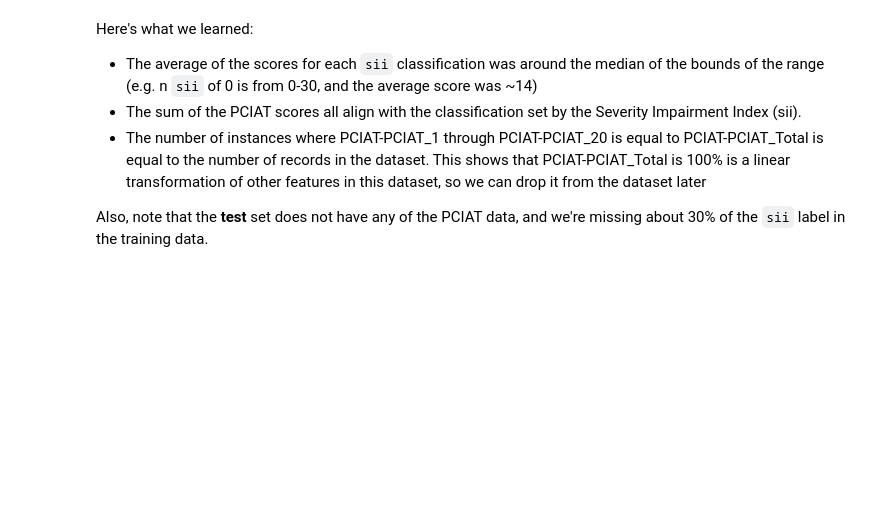
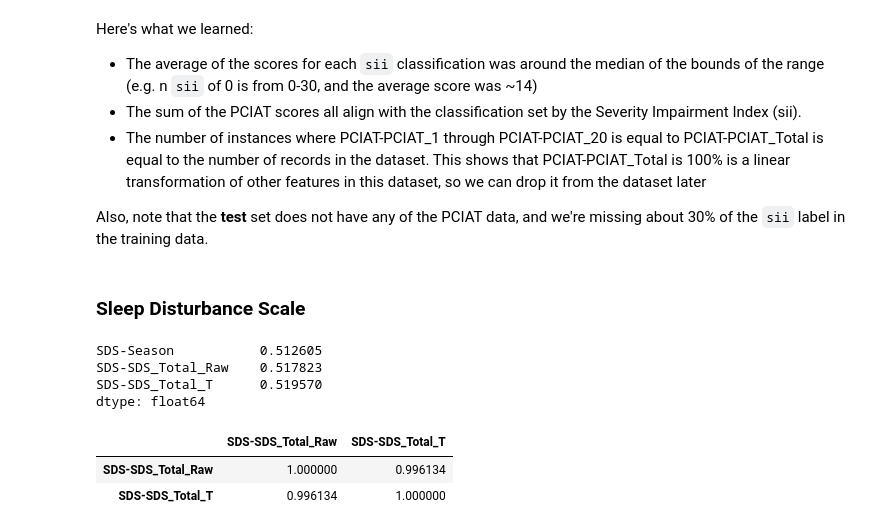
Before and after one commit to crmueller100/child-mind-institute-problematic-internet-use, a Jupyter notebook: predict_severity_impairment_index.ipynb, the cells around one changed output. Saved outputs shown, nothing was run; the diff lists cells and outputs as text; code cells hidden in the pictures; blank space fills up the shorter version.

```diff
--- a/predict_severity_impairment_index.ipynb
+++ b/predict_severity_impairment_index.ipynb
@@ -288,3 +287,19 @@ Here's what we learned:
 - The number of instances where PCIAT-PCIAT_1 through PCIAT-PCIAT_20 is equal to PCIAT-PCIAT_Total is equal to the number of records in the dataset. This shows that PCIAT-PCIAT_Total is 100% is a linear transformation of other features in this dataset, so we can drop it from the dataset later
 
 Also, note that the **test** set does not have any of the PCIAT data, and we're missing about 30% of the `sii` label in the training data.
+# %% [markdown]
+### Sleep Disturbance Scale
+# %%
+bia_cols = list(train_df.filter(like='SDS-').columns) + ['sii']
+train_df[bia_cols].drop(columns=['sii']).isnull().sum()/train_df[['SDS-Season','SDS-SDS_Total_Raw','SDS-SDS_Total_T']].notnull().sum()
+# %% [output]
+SDS-Season           0.512605
+SDS-SDS_Total_Raw    0.517823
+SDS-SDS_Total_T      0.519570
+dtype: float64
+# %%
+train_df[['SDS-SDS_Total_Raw','SDS-SDS_Total_T']].corr()
+# %% [output]
+|  | SDS-SDS_Total_Raw | SDS-SDS_Total_T |
+| SDS-SDS_Total_Raw | 1.000000 | 0.996134 |
+| SDS-SDS_Total_T | 0.996134 | 1.000000 |
```
Also changed, not shown: parts of 5 cells of this notebook.
